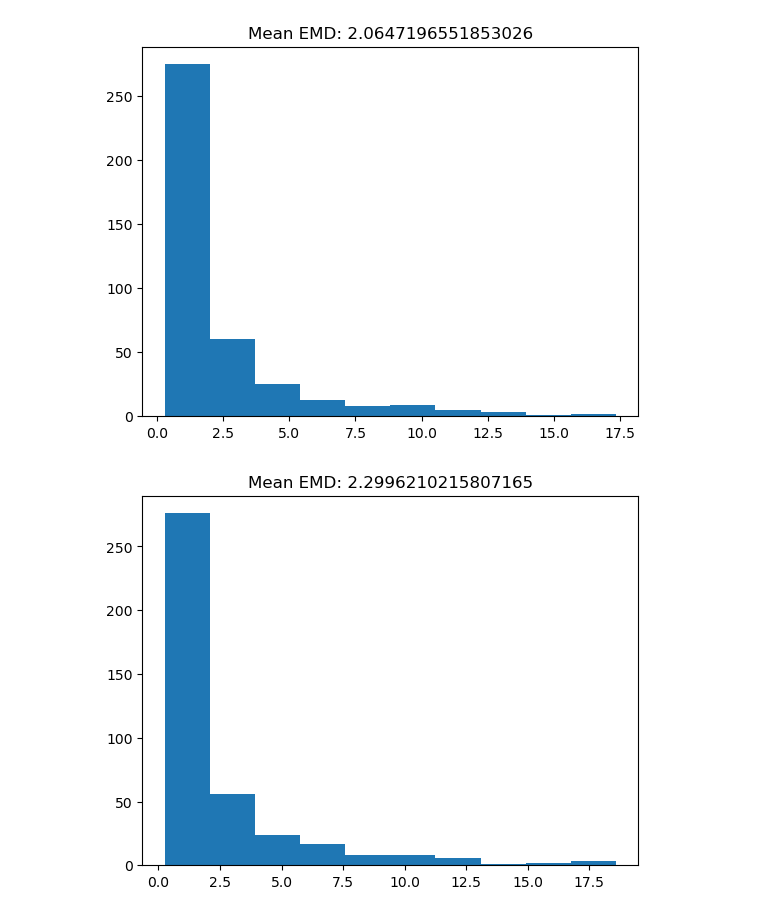
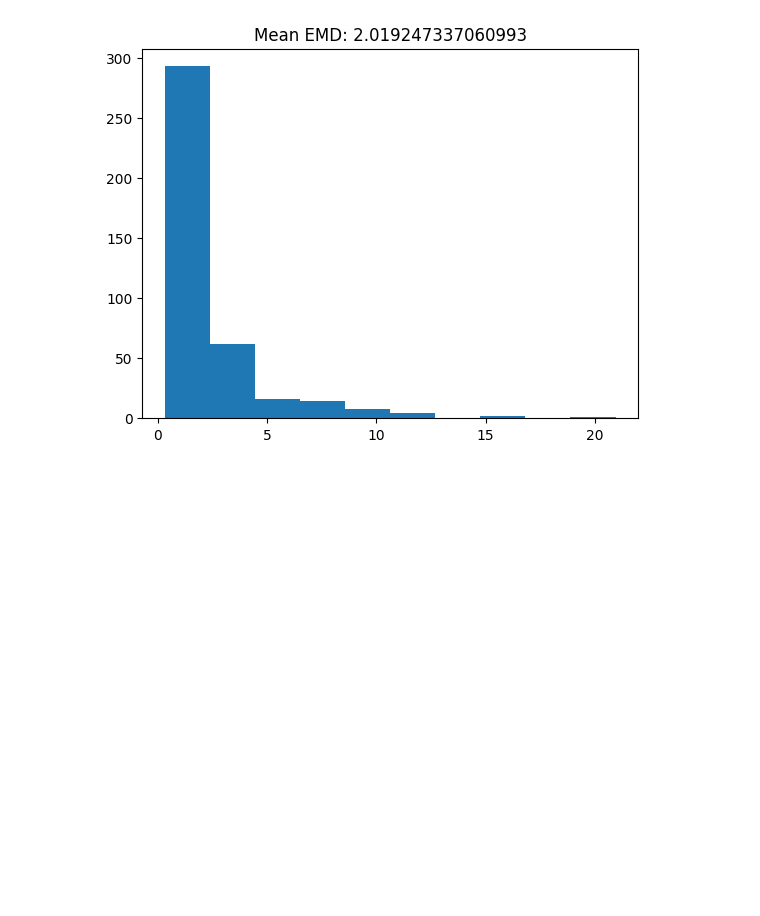
Before and after one commit to AFelixLiu/mlp-ir-repro, a Jupyter notebook: ML4IR_implementation.ipynb, the cells around one changed output. Cells and saved outputs as stored; diff of their text form; code cells hidden in the pictures; blank space fills up the shorter version.

```diff
--- a/ML4IR_implementation.ipynb
+++ b/ML4IR_implementation.ipynb
@@ -1,17 +14,11 @@
 # %%
-import json
-from ML4IR_components import *
-import pickle
-import matplotlib.pyplot as plt
-from enum import Enum, auto
-
 class Mode(Enum):
     TRAIN = auto()  # Trains a model
     TRAIN_SAVE = auto()  # Trains and saves a model
     LOAD = auto()  # Loads the saved model
 
 # Change this variable to swap between different behaviours
-MODE = Mode.LOAD
+MODE = Mode.TRAIN_SAVE
 # %%
 if MODE is Mode.TRAIN or MODE is Mode.TRAIN_SAVE:
     def load_smiles(filename):
@@ -83,22 +94,16 @@ INFO:tensorflow:Assets written to: MODEL_2/assets
-# %%
-if MODE is Mode.LOAD:
-    DATA = pickle.load(open("DATA.pck", "rb"))
-    model = keras.models.load_model("MODEL", custom_objects={ 'EMDloss': EMDloss, 'K': K })
-    DATA_1 = pickle.load(open("DATA_1.pck", "rb"))
-    model_1 = keras.models.load_model("MODEL_1", custom_objects={ 'EMDloss': EMDloss, 'K': K })
-    DATA_2 = pickle.load(open("DATA_2.pck", "rb"))
-    model_2 = keras.models.load_model("MODEL_2", custom_objects={ 'EMDloss': EMDloss, 'K': K })
-    DATA_3 = pickle.load(open("DATA_3.pck", "rb"))
-    model_3 = keras.models.load_model("MODEL_3", custom_objects={ 'EMDloss': EMDloss, 'K': K })
+# %%
+if MODE is Mode.LOAD:
+    DATA = pickle.load(open("DATA.pck", "rb"))
+    model = keras.models.load_model("Saved_Model.keras", custom_objects={ 'EMDloss': EMDloss, 'K': K })
 # %%
-def PlotHist(DATA, model):
+def PlotHist(DATA_, model_):
     plt.figure()
-    preds = model.predict(DATA["X_test"])
+    preds = model_.predict(DATA_["X_test"])
     preds = preds/np.sum(preds,axis=1)[:,np.newaxis]
-    Y = DATA["Y_test"]
-    Y = Y/np.sum(Y,axis=1)[:,np.newaxis]
+    Y_ = DATA_["Y_test"]
+    Y_ = Y_ / np.sum(Y_, axis=1)[:, np.newaxis]
 
-    EMDs = np.sum(np.abs(np.cumsum(Y-preds, axis = 1)), axis=1)
+    EMDs = np.sum(np.abs(np.cumsum(Y_ - preds, axis = 1)), axis=1)
 
     plt.hist(EMDs)
     plt.title("Mean EMD: "+str(np.mean(EMDs)))
@@ -106,7 +111,4 @@ def PlotHist(DATA, model):
     return EMDs
 
 _=PlotHist(DATA, model)
-_=PlotHist(DATA_1, model_1)
-_=PlotHist(DATA_2, model_2)
-_=PlotHist(DATA_3, model_3)
 # %% [output]
@@ -117,2 +116 @@ _=PlotHist(DATA_3, model_3)
-[figure, old version]
+[figure, new version]
-[figure, removed]
```
Also changed, not shown: parts of 5 cells of this notebook, 4 other files.
